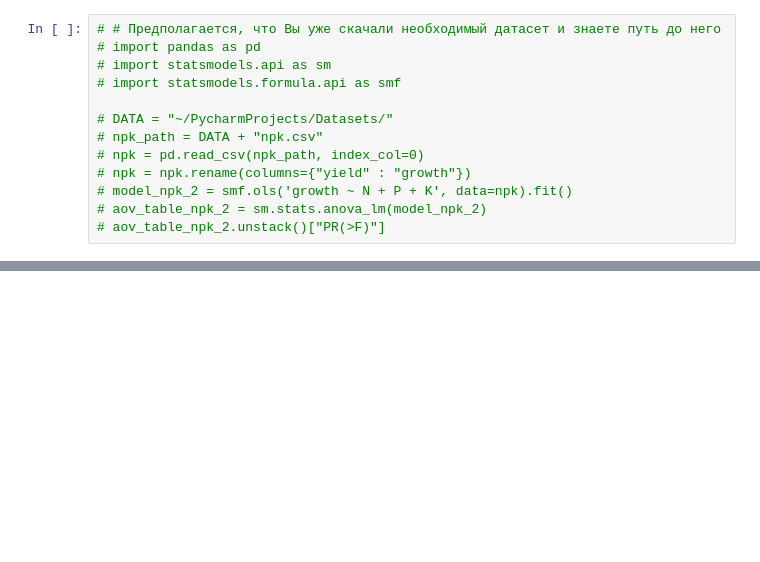
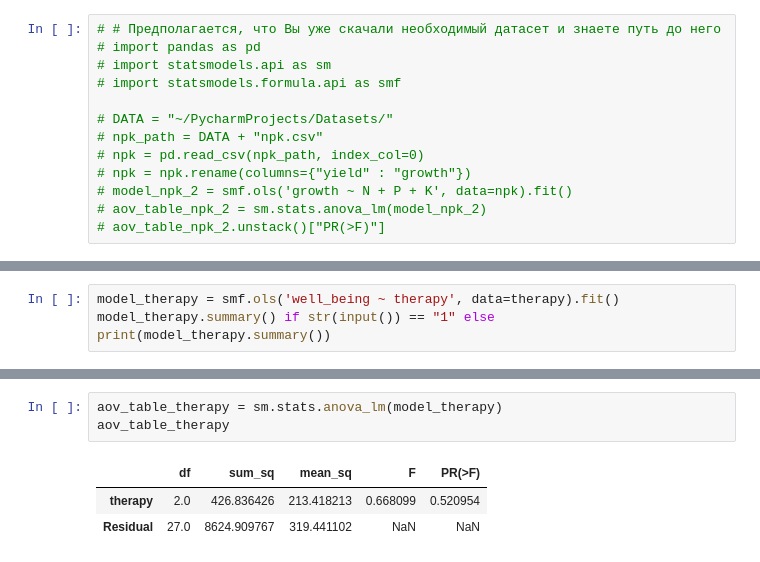
Before and after one commit to Osfory/Statistical_and_Data_Analysis_Test_area, a Jupyter notebook: Python/My_First_Chapter - Exploratory_DA.ipynb, the cells around one changed output, grey strips where cells are left out. Cells and saved outputs as stored; diff of their text form; blank space fills up the shorter version.

```diff
--- a/Python/My_First_Chapter - Exploratory_DA.ipynb
+++ b/Python/My_First_Chapter - Exploratory_DA.ipynb
@@ -1141,0 +936,3 @@ dtype: float64
+# %%
+model_therapy = smf.ols('well_being ~ therapy', data=therapy).fit()
+model_therapy.summary() if str(input()) == "1" else print(model_therapy.summary())
@@ -1141,0 +957,7 @@ dtype: float64
+# %%
+aov_table_therapy = sm.stats.anova_lm(model_therapy)
+aov_table_therapy
+# %% [output]
+|  | df | sum_sq | mean_sq | F | PR(>F) |
+| therapy | 2.0 | 426.836426 | 213.418213 | 0.668099 | 0.520954 |
+| Residual | 27.0 | 8624.909767 | 319.441102 | NaN | NaN |
```
Also changed, not shown: parts of 52 cells of this notebook.
